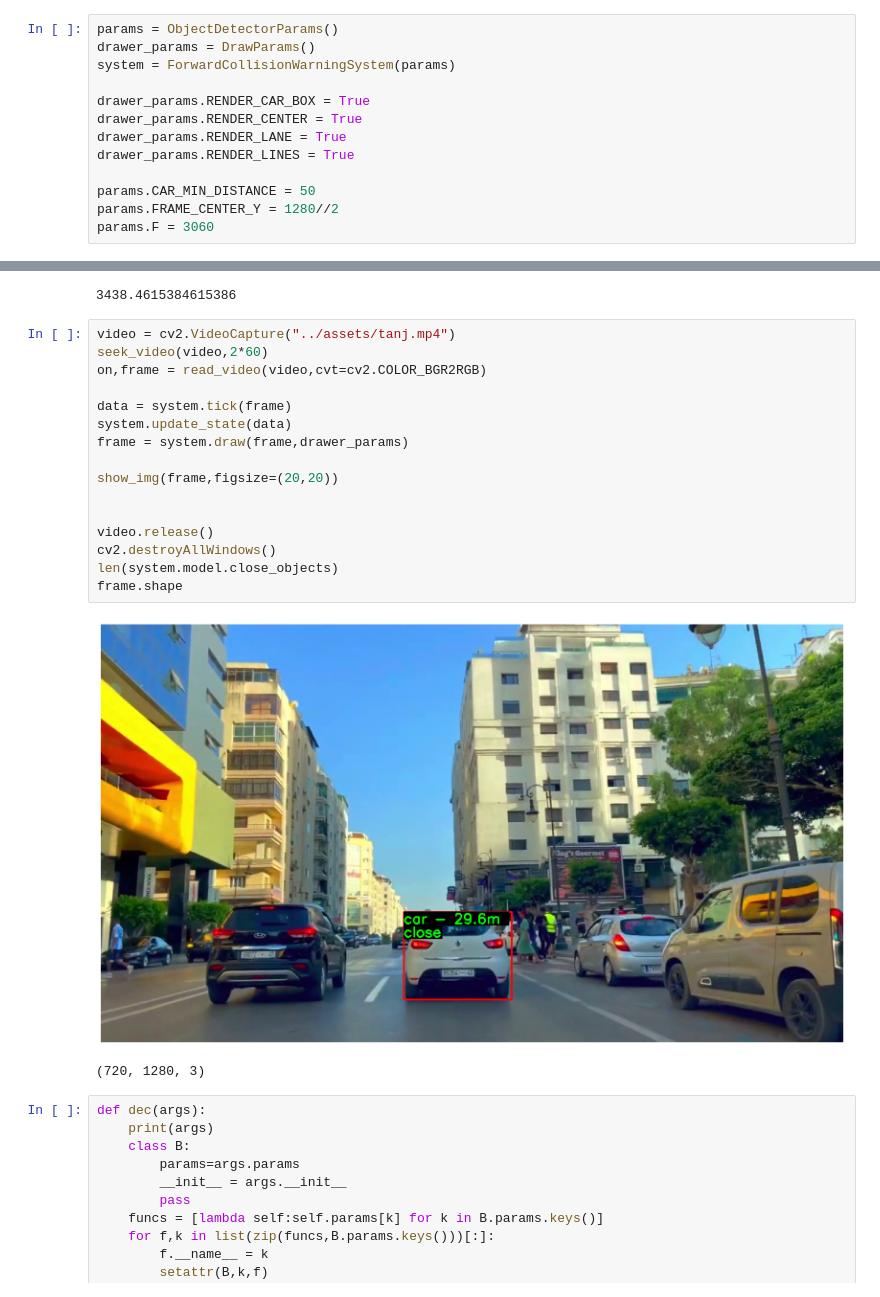
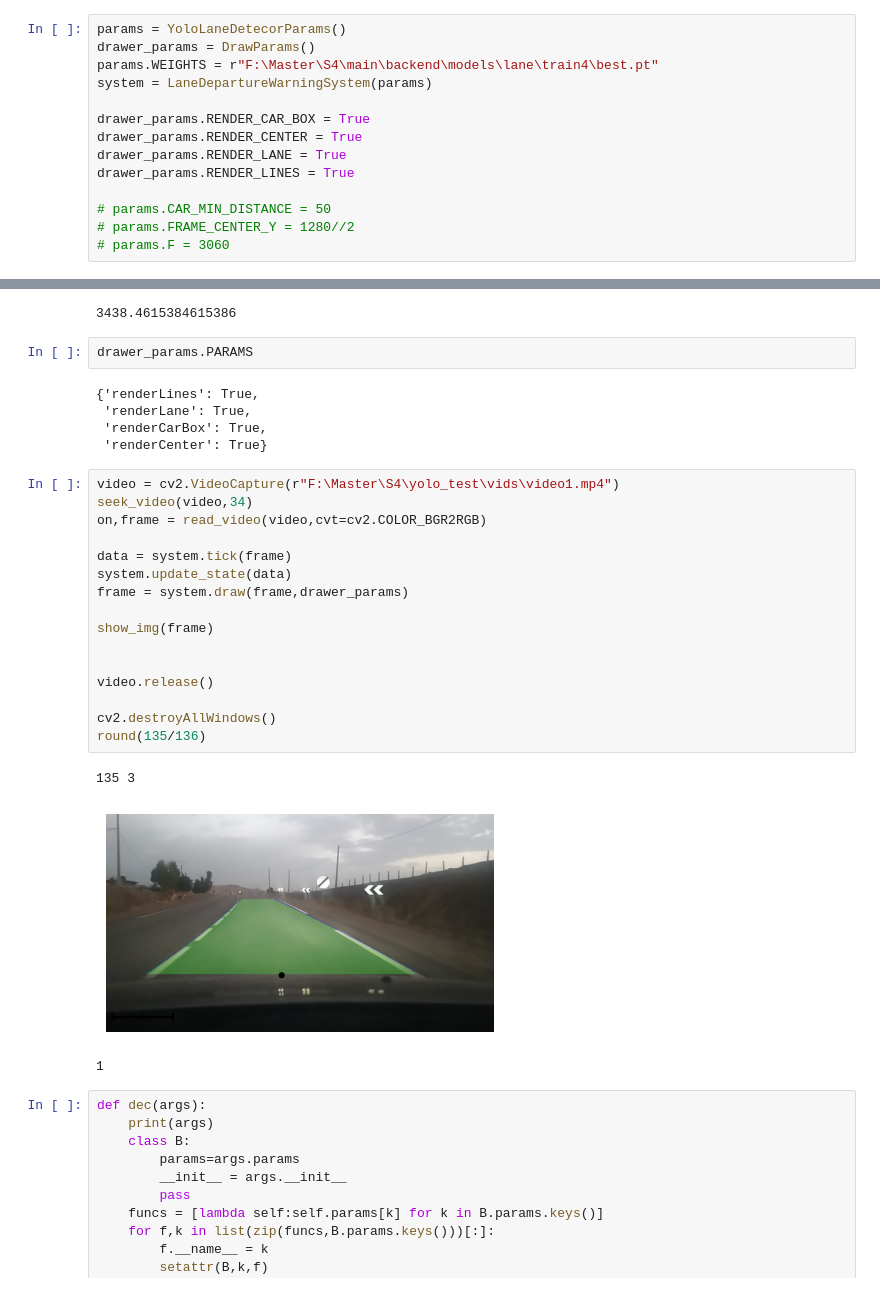
Before and after one commit to n2ak/pfe, a Jupyter notebook: backend/src/edge_detection.ipynb, the cells around one changed output, grey strips where cells are left out. Cells and saved outputs as stored; diff of their text form.

```diff
--- a/backend/src/edge_detection.ipynb
+++ b/backend/src/edge_detection.ipynb
@@ -29,14 +31,15 @@ from src.detectors.objects import ObjectDetectorParams
 from src.drawer import DrawParams
 # %%
-params = ObjectDetectorParams()
+params = YoloLaneDetecorParams()
 drawer_params = DrawParams()
-system = ForwardCollisionWarningSystem(params)
+params.WEIGHTS = r"F:\Master\S4\main\backend\models\lane\train4\best.pt"
+system = LaneDepartureWarningSystem(params)
 
 drawer_params.RENDER_CAR_BOX = True
 drawer_params.RENDER_CENTER = True
 drawer_params.RENDER_LANE = True
 drawer_params.RENDER_LINES = True
 
-params.CAR_MIN_DISTANCE = 50
-params.FRAME_CENTER_Y = 1280//2
-params.F = 3060
+# params.CAR_MIN_DISTANCE = 50
+# params.FRAME_CENTER_Y = 1280//2
+# params.F = 3060
@@ -54,25 +55,33 @@ array([[     3073.8,           0,      933.57],
 4.47 / .0013
 # %% [output]
 3438.4615384615386
+# %%
+drawer_params.PARAMS
+# %% [output]
+{'renderLines': True,
+ 'renderLane': True,
+ 'renderCarBox': True,
+ 'renderCenter': True}
 # %%
-video = cv2.VideoCapture("../assets/tanj.mp4")
-seek_video(video,2*60)
+video = cv2.VideoCapture(r"F:\Master\S4\yolo_test\vids\video1.mp4")
+seek_video(video,34)
 on,frame = read_video(video,cvt=cv2.COLOR_BGR2RGB)
 
 data = system.tick(frame)
 system.update_state(data)
 frame = system.draw(frame,drawer_params)
 
-show_img(frame,figsize=(20,20))
+show_img(frame)
 
 
 video.release()
+
 cv2.destroyAllWindows()
-len(system.model.close_objects)
-frame.shape
+round(135/136)
 # %% [output]
+135 3
-[figure, old version]
+[figure, new version]
-(720, 1280, 3)
+1
 # %%
 def dec(args):
     print(args)
```
Also changed, not shown: parts of 2 cells of this notebook, 18 other files.
